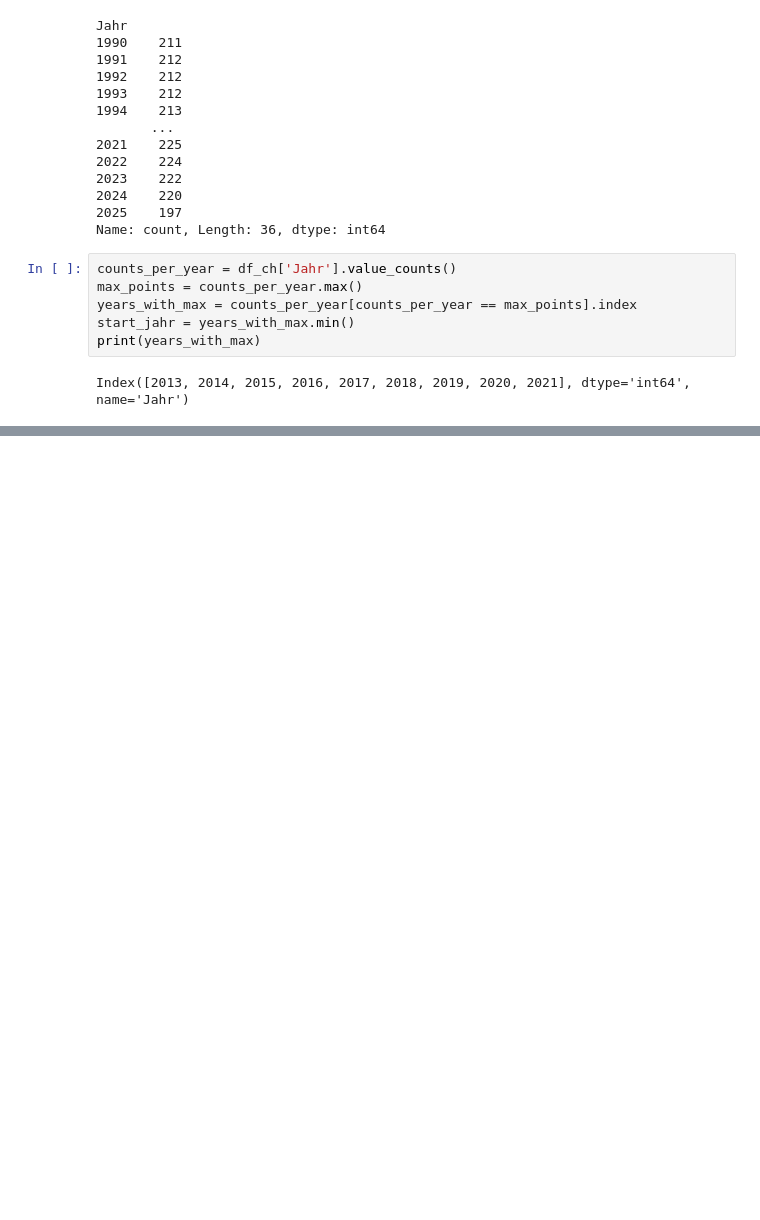
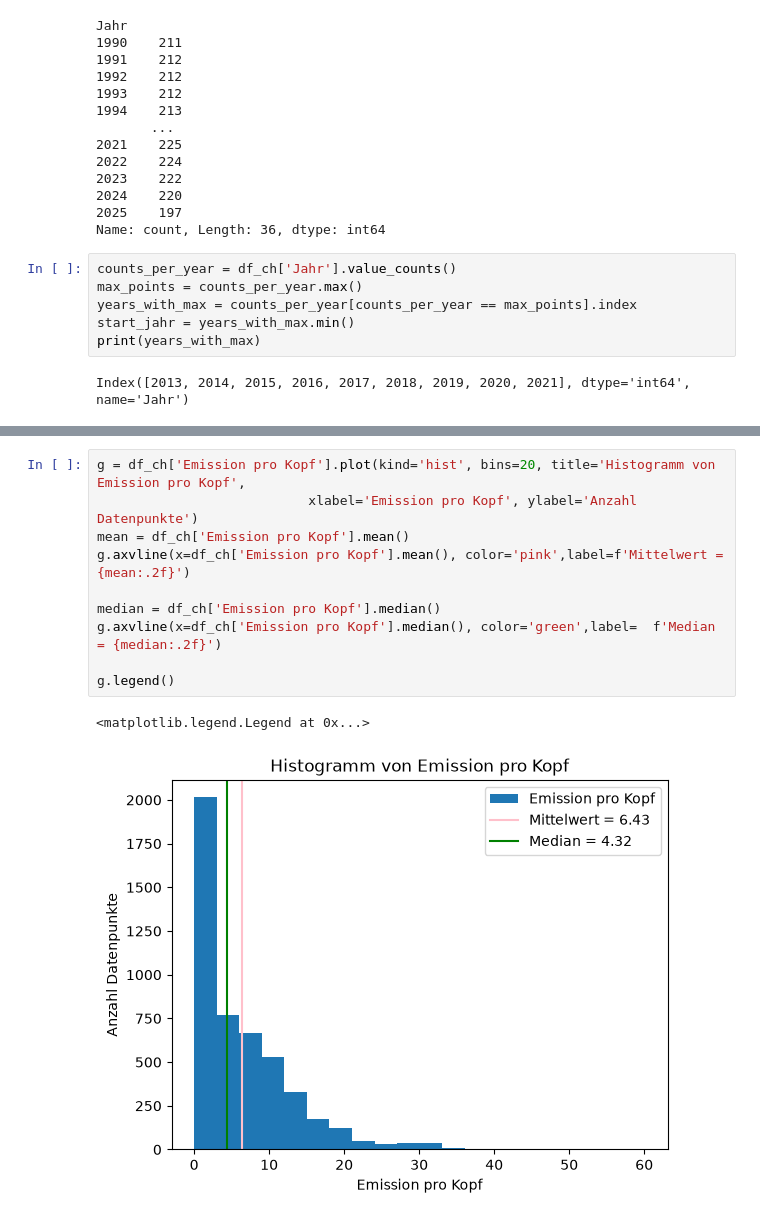
Before and after one commit to llaarriir/LN-Informatik, a Jupyter notebook: dataframe_co2.ipynb, the cells around one changed output, grey strips where cells are left out. Saved outputs shown, nothing was run; the diff lists cells and outputs as text; blank space fills up the shorter version.

```diff
--- a/dataframe_co2.ipynb
+++ b/dataframe_co2.ipynb
@@ -130,0 +144,13 @@ g.legend()
+# %%
+g = df_ch['Emission pro Kopf'].plot(kind='hist', bins=20, title='Histogramm von Emission pro Kopf',
+                           xlabel='Emission pro Kopf', ylabel='Anzahl Datenpunkte')
+mean = df_ch['Emission pro Kopf'].mean()
+g.axvline(x=df_ch['Emission pro Kopf'].mean(), color='pink',label=f'Mittelwert = {mean:.2f}')
+
+median = df_ch['Emission pro Kopf'].median()
+g.axvline(x=df_ch['Emission pro Kopf'].median(), color='green',label=  f'Median = {median:.2f}')
+
+g.legend()
+# %% [output]
+<matplotlib.legend.Legend at 0x...>
+[figure, added]
```
Also changed, not shown: parts of 3 cells of this notebook.
